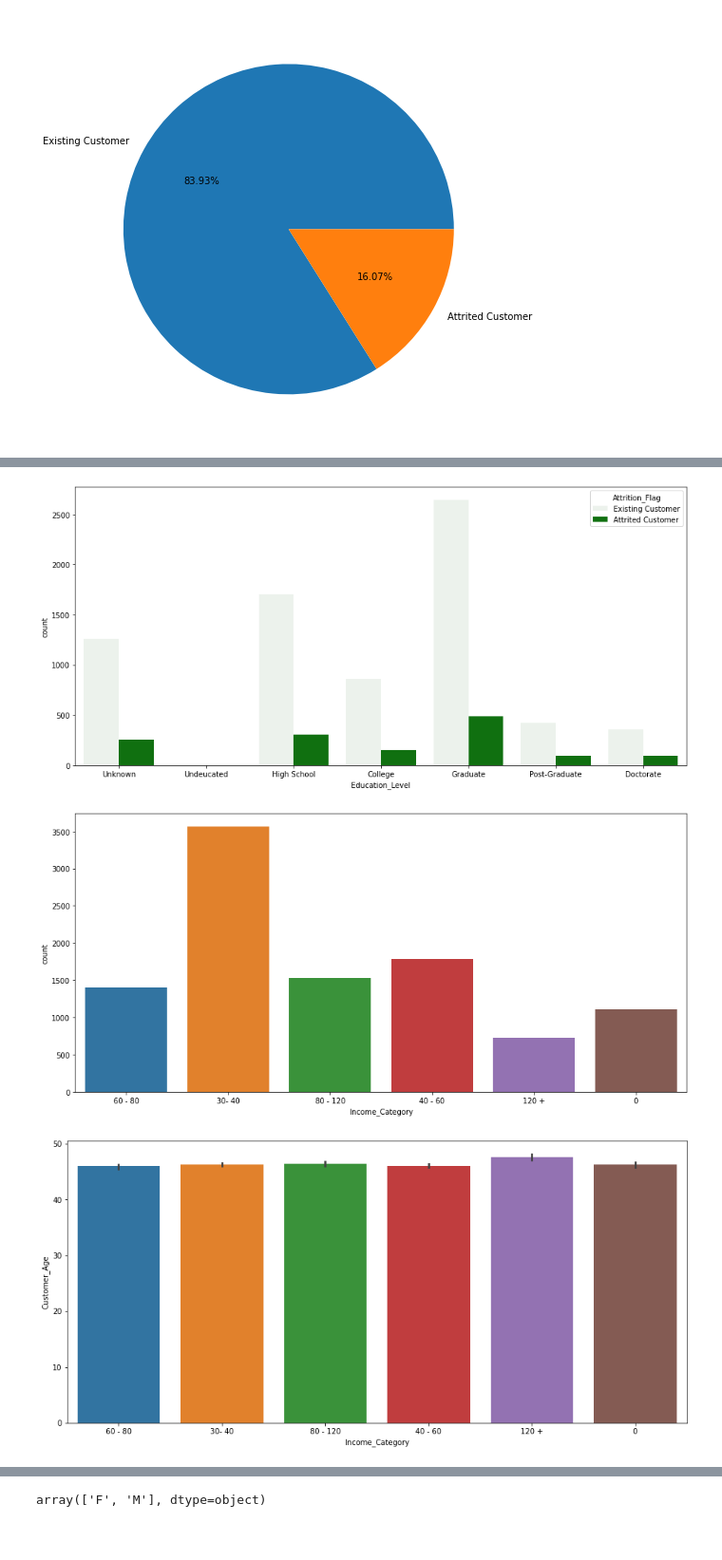
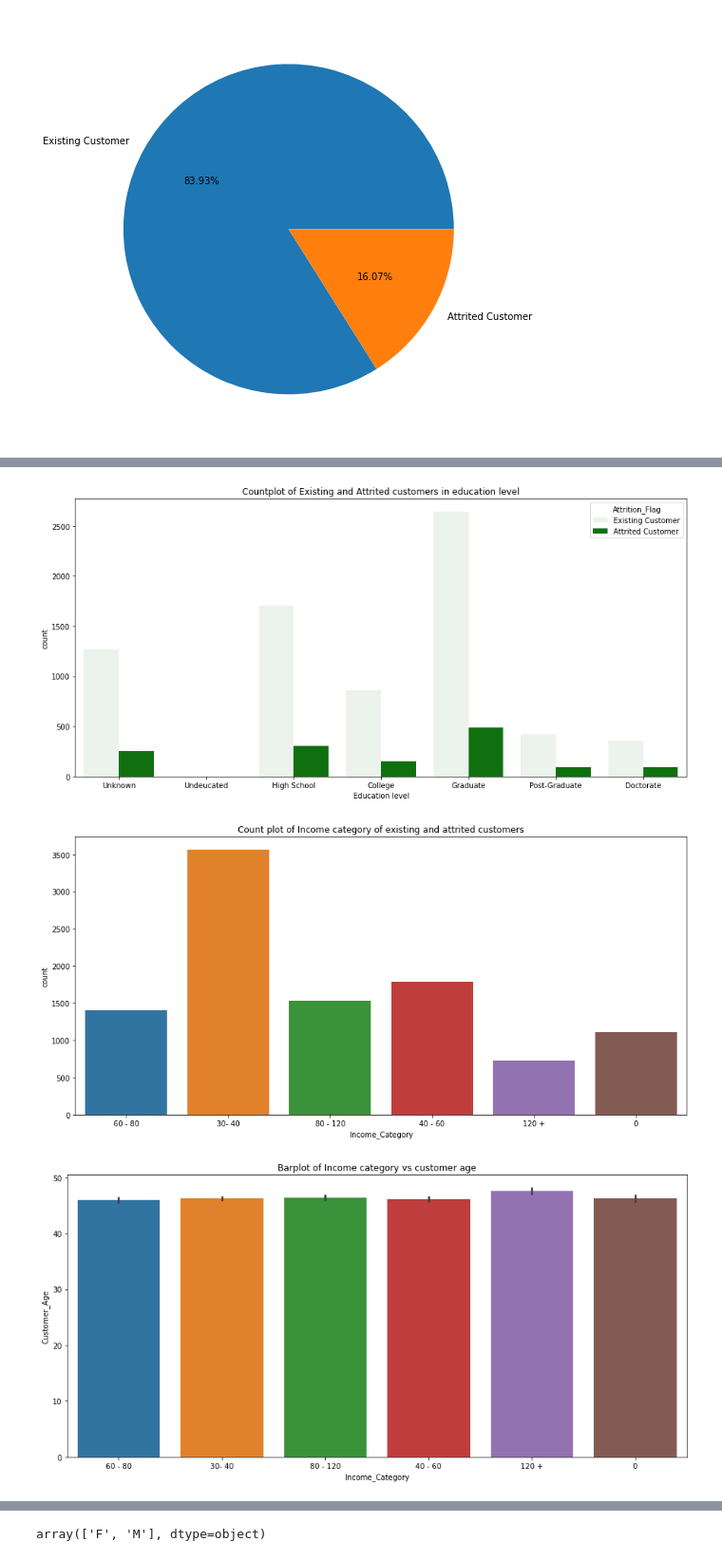
Before and after one commit to Sinha123456/Kaggle_projects, a Jupyter notebook: bankchurners.ipynb, the cells around one changed output, grey strips where cells are left out. Shown at 95% size. Cells and saved outputs as stored; diff of their text form; code cells hidden in the pictures.

```diff
--- a/bankchurners.ipynb
+++ b/bankchurners.ipynb
@@ -135,21 +196,25 @@ import seaborn as sns
 plt.figure(figsize=(15,7))
 sns.countplot(x = df['Education_Level'], hue = 'Attrition_Flag', order = ['Unknown', 'Undeucated', 'High School', 'College', 'Graduate', 'Post-Graduate','Doctorate'],
               data = df, color = 'g')
+plt.title('Countplot of Existing and Attrited customers in education level')
+plt.xlabel('Education level')
 plt.show()
 # %% [output]
-[figure, old version]
+[figure, new version]
 # %%
 plt.figure(figsize=(15,7))
 sns.countplot( 'Income_Category', data = df)
+plt.title('Count plot of Income category of existing and attrited customers')
 plt.show()
 # %% [output]
-[figure, old version]
+[figure, new version]
 # %%
 plt.figure(figsize=(15,7))
 sns.barplot(df['Income_Category'], df['Customer_Age'])
+plt.title('Barplot of Income category vs customer age')
 plt.show()
 # %% [output]
-[figure, old version]
+[figure, new version]
 # %%
 plt.figure(figsize=(15,7))
 sns.countplot(df['Customer_Age'], hue = df['Attrition_Flag'])
```
Also changed, not shown: parts of 36 cells of this notebook.
